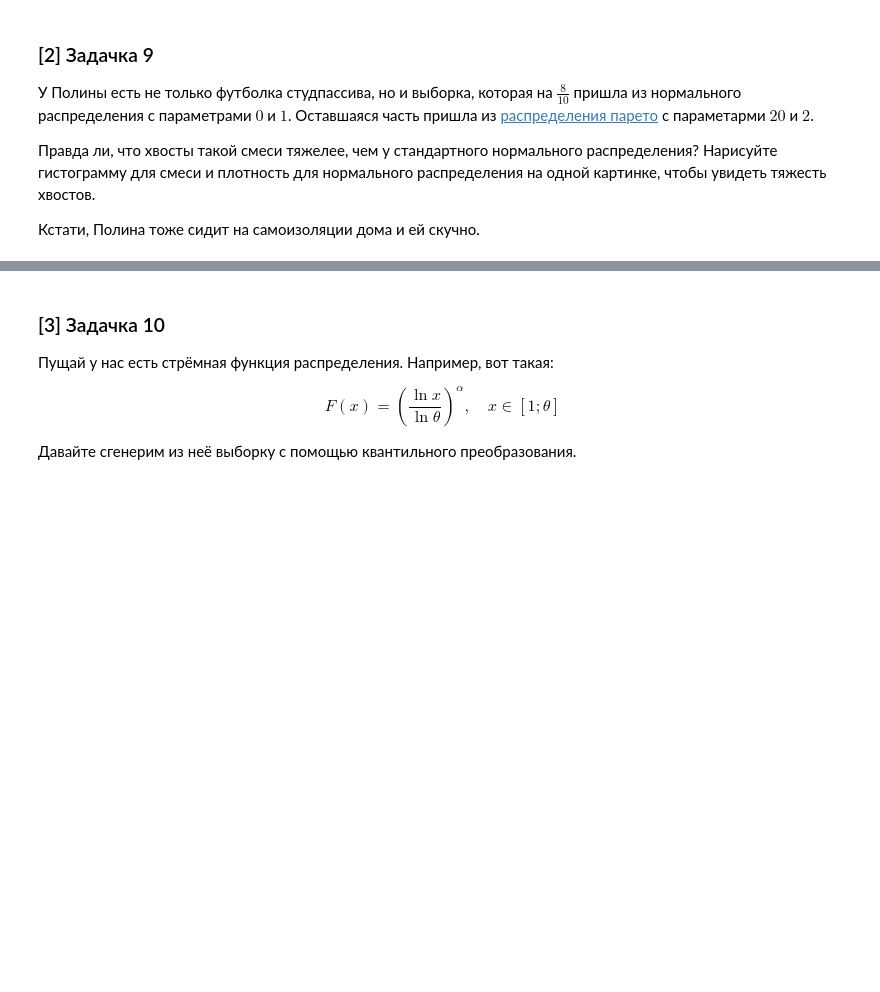
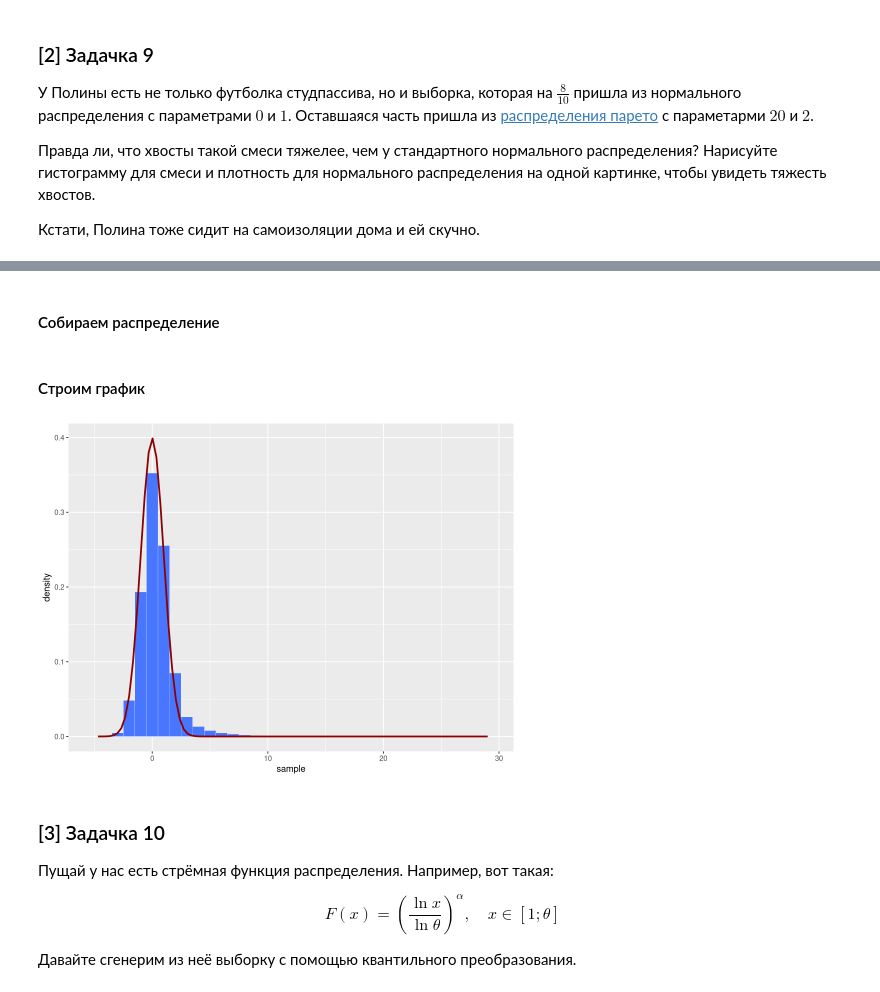
Before and after one commit to Migisen/r_homeworks, a Jupyter notebook: hw1/HW1.ipynb, the cells around one changed output, grey strips where cells are left out. Drawn from its saved outputs; the diff is of its cells as text; code cells hidden in the pictures; blank space fills up the shorter version.

```diff
--- a/hw1/HW1.ipynb
+++ b/hw1/HW1.ipynb
@@ -252,3 +273,24 @@ __Hint:__ При решении уравнения, которое получи
+# %% [markdown]
+#### Собираем распределение
+# %%
+n_obs <- 10^6
+norm <- rnorm(8/10 * n_obs)
+# Получается очень странно, если указывать параметры 20, 2
+# Если указывать 2, 20, то вроде норм
+pareto <- rpareto(2/10 * n_obs, 2, 20)
+both <- c(norm, pareto)
+# %% [markdown]
+#### Строим график
+# %%
+# Гистограмма смеси
+df <- data.frame(sample = both)
+plot <- ggplot(df, aes(x = sample, binwidth = 1)) + geom_histogram(aes(y = ..density..),
+    binwidth = 1, color = "white", fill = "royalblue1", size = 0.1) +
+    stat_function(fun = dnorm, args = list(mean = 0, sd = 1), color = "darkred", size = 1)
+
+plot
+# %% [output]
+[figure, added]
 # %% [markdown]
 ### [3]  Задачка 10
 
```
Also changed, not shown: parts of 8 cells of this notebook.
